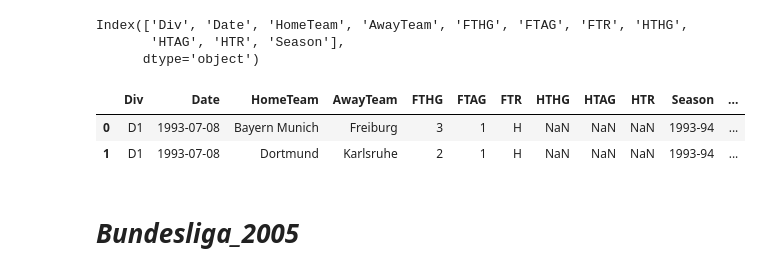
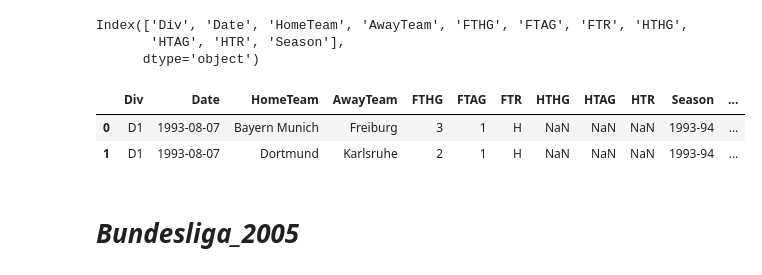
Before and after one commit to yasser-sulaiman/info-Int, a Jupyter notebook: Project Auto Schema Matching.ipynb, the cells around one changed output. Drawn from its saved outputs; the diff is of its cells as text; code cells hidden in the pictures.

```diff
--- a/Project Auto Schema Matching.ipynb
+++ b/Project Auto Schema Matching.ipynb
@@ -5,0 +9,8 @@ from difflib import SequenceMatcher
+# %%
+def levenshtein_distance(s1, s2):
+    return SequenceMatcher(None, s1, s2).ratio()
+
+def convert_date_column(df, column_name):
+    df[column_name] = df[column_name].apply(lambda x: parse(x, dayfirst=True))
+    df[column_name] = df[column_name].dt.strftime('%d-%m-%Y')
+    df[column_name] = pd.to_datetime(df[column_name], format='%d-%m-%Y')
@@ -60,16 +73,16 @@ Index(['Div', 'Date', 'HomeTeam', 'AwayTeam', 'FTHG', 'FTAG', 'FTR', 'HTHG',
 # %%
 # Adding a 'League' column with the value 'Bundesliga' for each row to indicate the league name
 Bundesliga_1993['League'] = 'Bundesliga'
 if "Winner" not in Bundesliga_1993.columns:
     Bundesliga_1993['Winner'] = ['H' if x > y else 'A' if x < y else 'D' for x, y in zip(Bundesliga_1993['FTHG'], Bundesliga_1993['FTAG'])]
 
-Bundesliga_1993['Date'] = pd.to_datetime(pd.to_datetime(Bundesliga_1993['Date'], format='mixed').dt.strftime('%Y-%m-%d'))
+convert_date_column(Bundesliga_1993, 'Date')
 
 Bundesliga_1993.head(2)
 # %% [output]
 |  | Div | Date | HomeTeam | AwayTeam | FTHG | FTAG | FTR | HTHG | HTAG | HTR | Season | ... |
-| 0 | D1 | 1993-07-08 | Bayern Munich | Freiburg | 3 | 1 | H | NaN | NaN | NaN | 1993-94 | ... |
-| 1 | D1 | 1993-07-08 | Dortmund | Karlsruhe | 2 | 1 | H | NaN | NaN | NaN | 1993-94 | ... |
+| 0 | D1 | 1993-08-07 | Bayern Munich | Freiburg | 3 | 1 | H | NaN | NaN | NaN | 1993-94 | ... |
+| 1 | D1 | 1993-08-07 | Dortmund | Karlsruhe | 2 | 1 | H | NaN | NaN | NaN | 1993-94 | ... |
 # %% [markdown]
 # *Bundesliga_2005*
 # %%
```
Also changed, not shown: parts of 15 cells of this notebook, 1 other file.
